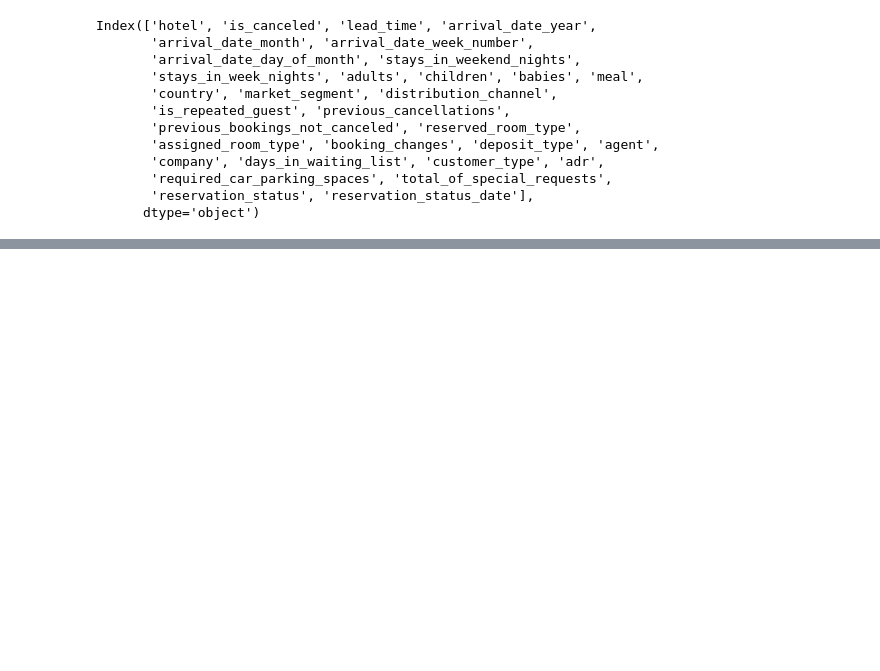
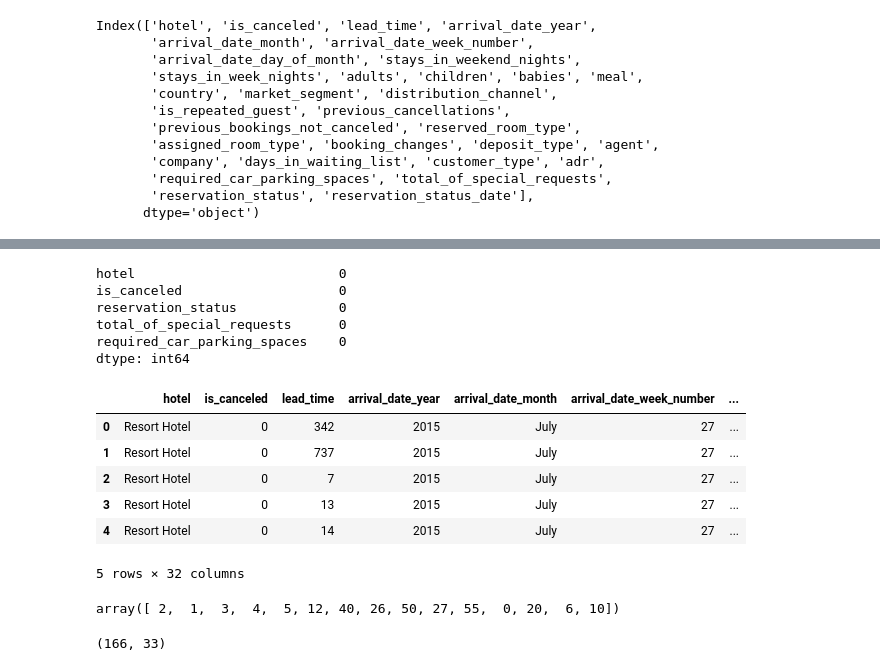
Before and after one commit to sparta-13/EDA-CAPSTONE-PROJECT, a Jupyter notebook: Hotel_Booking_Analysis_Capstone_Project.ipynb, the cells around one changed output, grey strips where cells are left out. Saved outputs shown, nothing was run; the diff lists cells and outputs as text; code cells hidden in the pictures; blank space fills up the shorter version.

```diff
--- a/Hotel_Booking_Analysis_Capstone_Project.ipynb
+++ b/Hotel_Booking_Analysis_Capstone_Project.ipynb
@@ -126,0 +202,29 @@ Index(['hotel', 'is_canceled', 'lead_time', 'arrival_date_year',
+# %%
+hotel_bkg_df[['company','agent']] = hotel_bkg_df[['company','agent']].fillna(0)
+# %%
+hotel_bkg_df['children'].fillna(hotel_bkg_df['children'].mean(), inplace = True)
+# %%
+hotel_bkg_df['country'].fillna('others', inplace = True)
+# %%
+hotel_bkg_df.isnull().sum().sort_values(ascending = False)[:5]
+# %% [output]
+hotel                          0
+is_canceled                    0
+reservation_status             0
+total_of_special_requests      0
+required_car_parking_spaces    0
+dtype: int64
+# %%
+hotel_bkg_df.children = hotel_bkg_df.children.astype(int)
+hotel_bkg_df.agent    = hotel_bkg_df.agent.astype(int)
+hotel_bkg_df.company = hotel_bkg_df.company.astype(int)
+# %%
+hotel_bkg_df.head()
+# %% [output]
+|  | hotel | is_canceled | lead_time | arrival_date_year | arrival_date_month | arrival_date_week_number | ... |
+| 0 | Resort Hotel | 0 | 342 | 2015 | July | 27 | ... |
+| 1 | Resort Hotel | 0 | 737 | 2015 | July | 27 | ... |
+| 2 | Resort Hotel | 0 | 7 | 2015 | July | 27 | ... |
+| 3 | Resort Hotel | 0 | 13 | 2015 | July | 27 | ... |
+| 4 | Resort Hotel | 0 | 14 | 2015 | July | 27 | ... |
+5 rows × 32 columns
@@ -126,0 +235,8 @@ Index(['hotel', 'is_canceled', 'lead_time', 'arrival_date_year',
+# %%
+total_guests.unique()
+# %% [output]
+array([ 2,  1,  3,  4,  5, 12, 40, 26, 50, 27, 55,  0, 20,  6, 10])
+# %%
+hotel_bkg_df[hotel_bkg_df['total_guests'] == 0].shape
+# %% [output]
+(166, 33)
```
Also changed, not shown: parts of 17 cells of this notebook.
